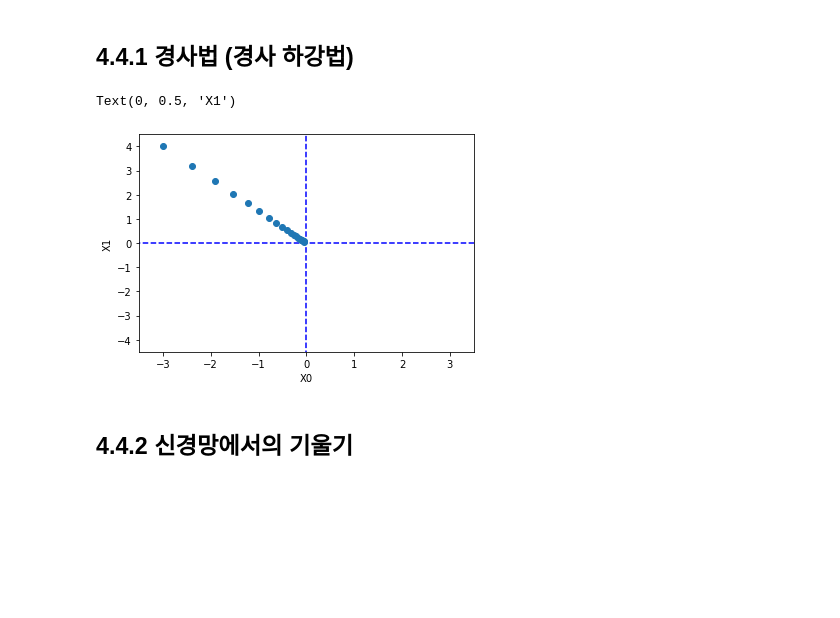
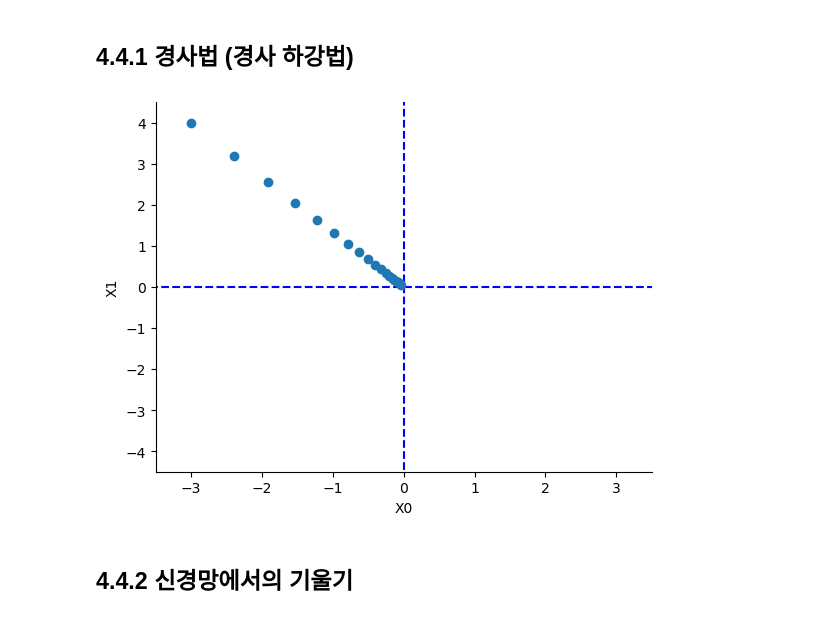
Before and after one commit to ssuai/deep_learning_from_scratch, a Jupyter notebook: ch04/train_neural_net.ipynb, the cells around one changed output. Drawn from its saved outputs; the diff is of its cells as text; code cells hidden in the pictures; blank space fills up the shorter version.

```diff
--- a/ch04/train_neural_net.ipynb
+++ b/ch04/train_neural_net.ipynb
@@ -119,35 +138,35 @@ plt.show()
 
 # from gradient_2d import numerical_gradient
 def gradient_descent(f, init_x, lr=0.01, step_num=100):
     x = init_x
     x_history = []
 
     for i in range(step_num):
         x_history.append( x.copy() )
 
         grad = numerical_gradient(f, x)
         x -= lr * grad
 
     return x, np.array(x_history)
 
 
 init_x = np.array([-3.0, 4.0])
 
 lr = 0.1
 step_num = 20
 x, x_history = gradient_descent(function_2, init_x, lr=lr, step_num=step_num)
 
 plt.plot( [-5, 5], [0,0], '--b')
 plt.plot( [0,0], [-5, 5], '--b')
 plt.plot(x_history[:,0], x_history[:,1], 'o')
 
 plt.xlim(-3.5, 3.5)
 plt.ylim(-4.5, 4.5)
 plt.xlabel("X0")
 plt.ylabel("X1")
+sns.despine()
 # %% [output]
-Text(0, 0.5, 'X1')
-[figure, old version]
+[figure, new version]
 # %% [markdown]
 ## 4.4.2 신경망에서의 기울기
 # %%
```
Also changed, not shown: parts of 15 cells of this notebook.
